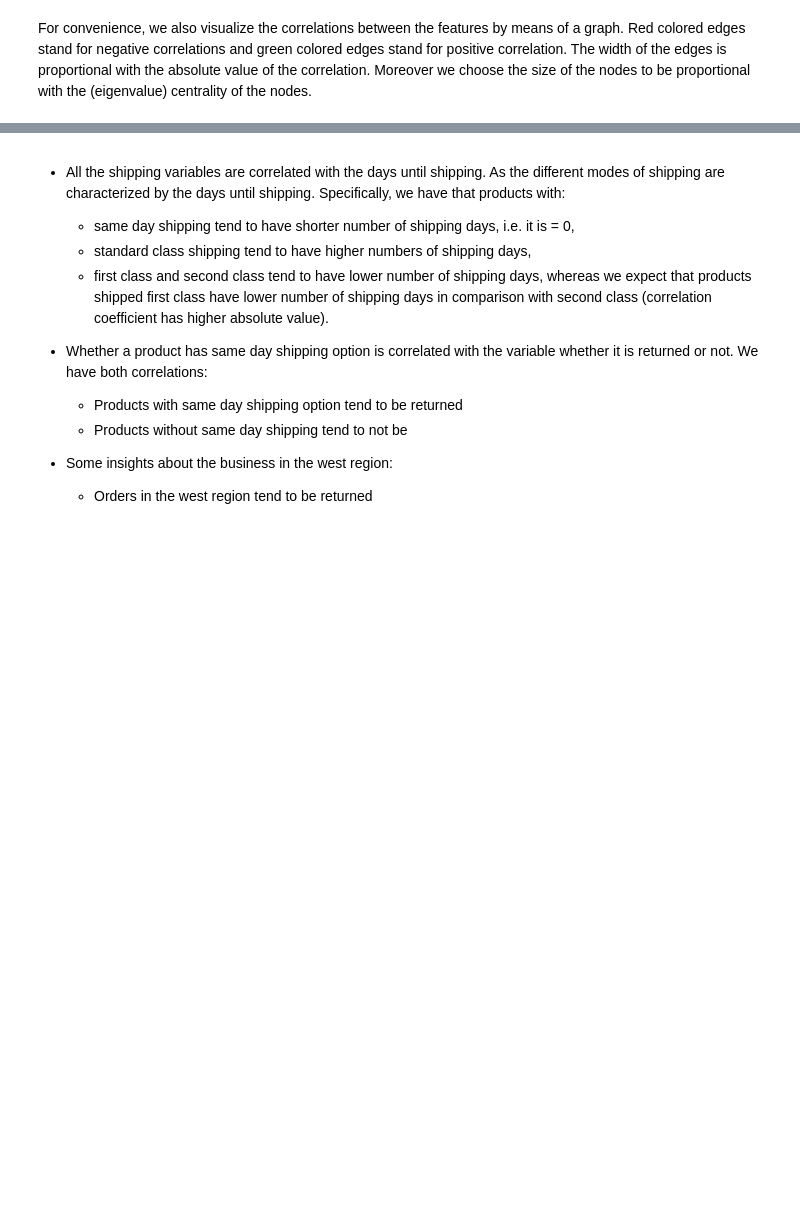
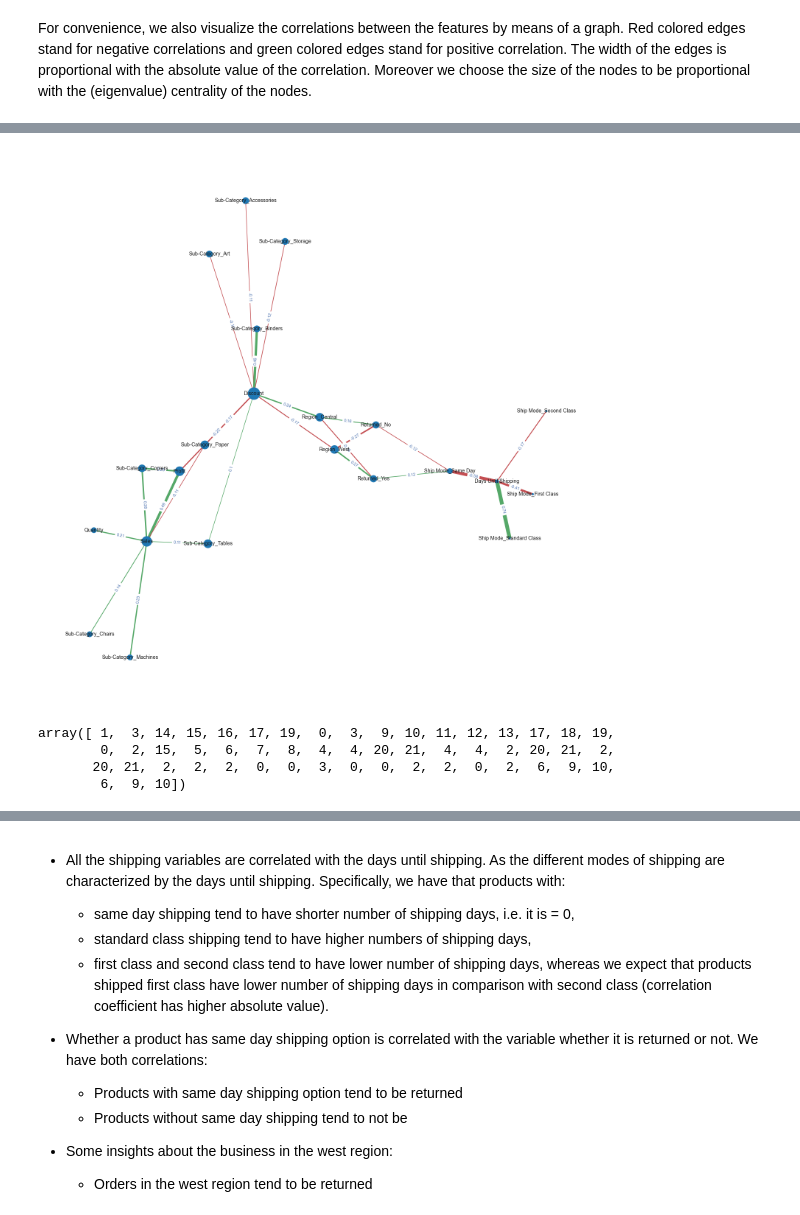
Before and after one commit to EzraTam/exploratory-analysis, a Jupyter notebook: notebooks/superstore_analysis.ipynb, the cells around one changed output, grey strips where cells are left out. Saved outputs shown, nothing was run; the diff lists cells and outputs as text; code cells hidden in the pictures; blank space fills up the shorter version.

```diff
--- a/notebooks/superstore_analysis.ipynb
+++ b/notebooks/superstore_analysis.ipynb
@@ -192,0 +471,4 @@ adjacency_matrix=adjacency_matrix.to_numpy()
+# %%
+GraphObject.plot_sns()
+# %% [output]
+[figure, added]
@@ -192,0 +565,8 @@ adjacency_matrix=adjacency_matrix.to_numpy()
+# %%
+rows, cols = np.where(adjacency_matrix != 0)
+cols
+# %% [output]
+array([ 1,  3, 14, 15, 16, 17, 19,  0,  3,  9, 10, 11, 12, 13, 17, 18, 19,
+        0,  2, 15,  5,  6,  7,  8,  4,  4, 20, 21,  4,  4,  2, 20, 21,  2,
+       20, 21,  2,  2,  2,  0,  0,  3,  0,  0,  2,  2,  0,  2,  6,  9, 10,
+        6,  9, 10])
```
Also changed, not shown: parts of 30 cells of this notebook, 1 other file.
